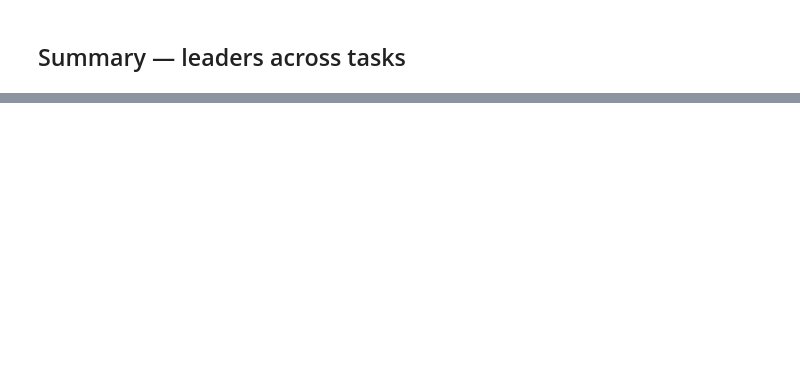
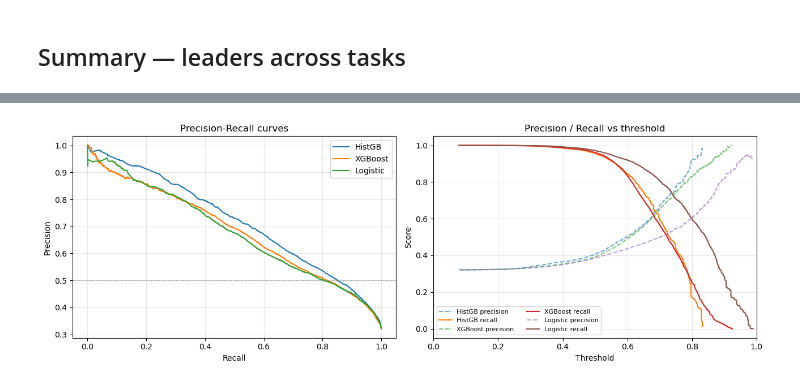
Before and after one commit to kaiagaoo/ousd-absence-prediction, a Jupyter notebook: notebooks/model_comparison.ipynb, the cells around one changed output, grey strips where cells are left out. Cells and saved outputs as stored; diff of their text form; code cells hidden in the pictures; blank space fills up the shorter version.

```diff
--- a/notebooks/model_comparison.ipynb
+++ b/notebooks/model_comparison.ipynb
@@ -185,0 +307,17 @@ summary
+# %%
+fig, axes = plt.subplots(1, 2, figsize=(13, 4.5))
+for name, (prec, rec, thr, prob) in curves.items():
+    axes[0].plot(rec, prec, label=name)
+    axes[1].plot(thr, prec[:-1], linestyle='--', alpha=0.6, label=f'{name} precision')
+    axes[1].plot(thr, rec[:-1], linestyle='-', label=f'{name} recall')
+
+axes[0].set(xlabel='Recall', ylabel='Precision', title='Precision-Recall curves')
+axes[0].axhline(0.5, color='grey', linestyle=':', linewidth=0.8)
+axes[0].legend(); axes[0].grid(alpha=0.3)
+
+axes[1].set(xlabel='Threshold', ylabel='Score', title='Precision / Recall vs threshold',
+            xlim=(0, 1))
+axes[1].legend(fontsize=8, ncol=2); axes[1].grid(alpha=0.3)
+plt.tight_layout(); plt.show()
+# %% [output]
+[figure, added]
```
Also changed, not shown: parts of 9 cells of this notebook, 2 other files.
